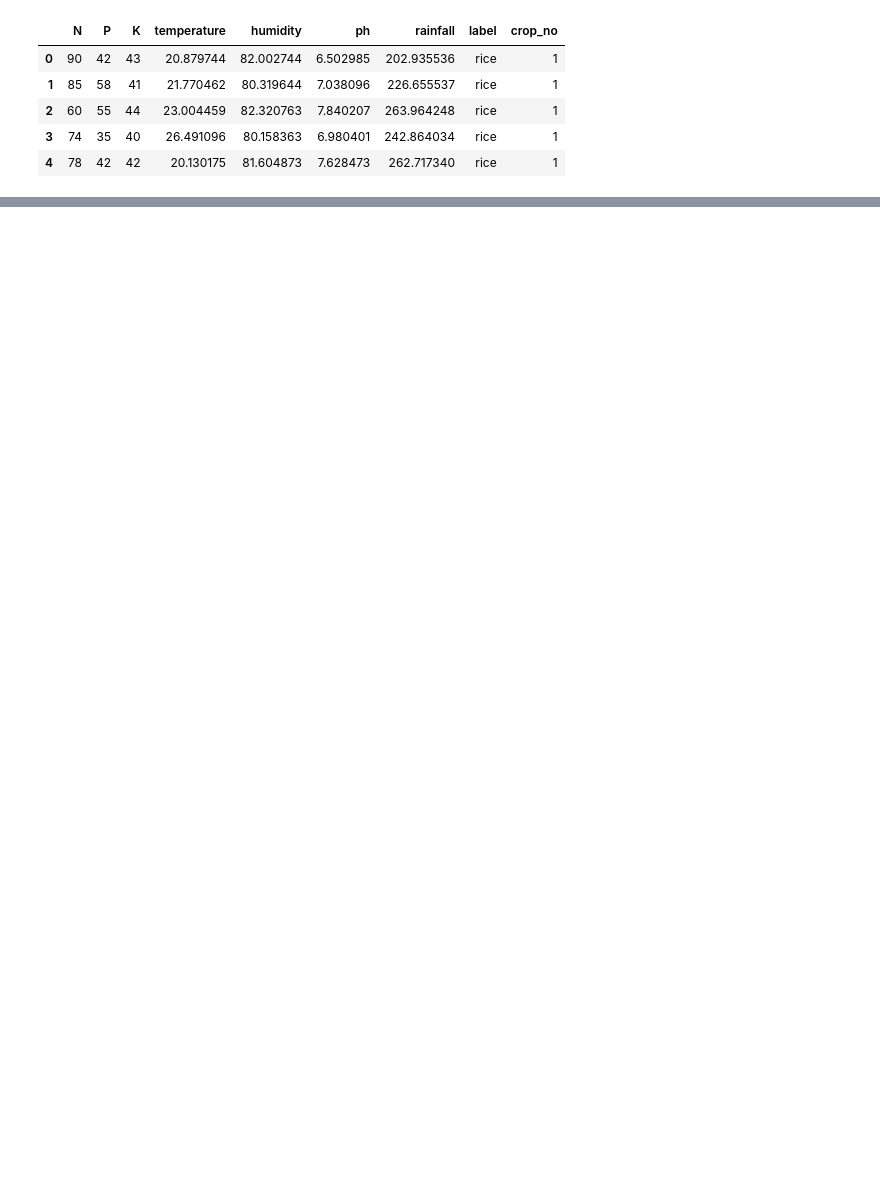
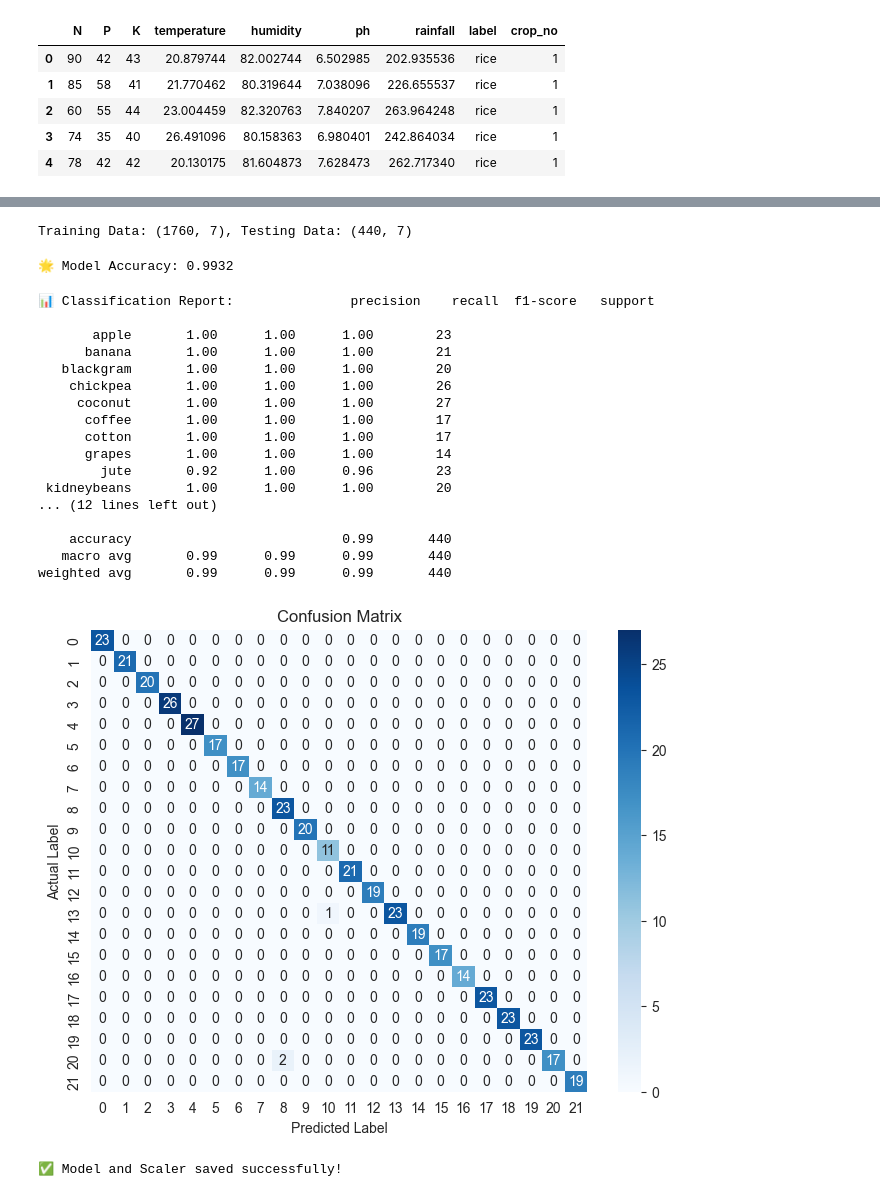
Before and after one commit to dev-with-nayan/Crop_Fertilizer_RS, a Jupyter notebook: crop.ipynb, the cells around one changed output, grey strips where cells are left out. Cells and saved outputs as stored; diff of their text form; code cells hidden in the pictures; blank space fills up the shorter version.

```diff
--- a/crop.ipynb
+++ b/crop.ipynb
@@ -360,0 +372,72 @@ crop.tail()
+# %%
+
+# Remove duplicates if any
+df.drop_duplicates(inplace=True)
+
+# Separate features and target variable
+X = df.drop(columns=['label'])  # Features
+y = df['label']  # Target (crop type)
+
+# Normalize features using StandardScaler
+scaler = StandardScaler()
+X_scaled = scaler.fit_transform(X)
+
+# Split dataset into train and test sets
+X_train, X_test, y_train, y_test = train_test_split(X_scaled, y, test_size=0.2, random_state=42)
+
+print(f"Training Data: {X_train.shape}, Testing Data: {X_test.shape}")
+# %% [output]
+Training Data: (1760, 7), Testing Data: (440, 7)
+# %%
+# Train Random Forest Classifier
+rf = RandomForestClassifier(n_estimators=100, max_depth=15, random_state=42)
+rf.fit(X_train, y_train)
+
+# Make predictions on test data
+y_pred = rf.predict(X_test)
+
+# Evaluate Model Performance
+accuracy = accuracy_score(y_test, y_pred)
+print(f"🌟 Model Accuracy: {accuracy:.4f}")
+# %% [output]
+🌟 Model Accuracy: 0.9932
+# %%
+
+# Display classification report
+print("📊 Classification Report:", classification_report(y_test, y_pred))
+
+# Confusion Matrix Visualization
+plt.figure(figsize=(8,6))
+sns.heatmap(confusion_matrix(y_test, y_pred), annot=True, fmt="d", cmap="Blues")
+plt.xlabel("Predicted Label")
+plt.ylabel("Actual Label")
+plt.title("Confusion Matrix")
+plt.show()
+# %% [output]
+📊 Classification Report:               precision    recall  f1-score   support
+
+       apple       1.00      1.00      1.00        23
+      banana       1.00      1.00      1.00        21
+   blackgram       1.00      1.00      1.00        20
+    chickpea       1.00      1.00      1.00        26
+     coconut       1.00      1.00      1.00        27
+      coffee       1.00      1.00      1.00        17
+      cotton       1.00      1.00      1.00        17
+      grapes       1.00      1.00      1.00        14
+        jute       0.92      1.00      0.96        23
+ kidneybeans       1.00      1.00      1.00        20
+... (12 lines left out)
+
+    accuracy                           0.99       440
+   macro avg       0.99      0.99      0.99       440
+weighted avg       0.99      0.99      0.99       440
+[figure, added]
+# %%
+
+# Save the trained model and scaler
+joblib.dump(rf, "crop_model_rf.pkl")
+joblib.dump(scaler, "scaler.pkl")
+
+print("✅ Model and Scaler saved successfully!")
+# %% [output]
+✅ Model and Scaler saved successfully!
```
Also changed, not shown: parts of 50 cells of this notebook, 1 other file.
